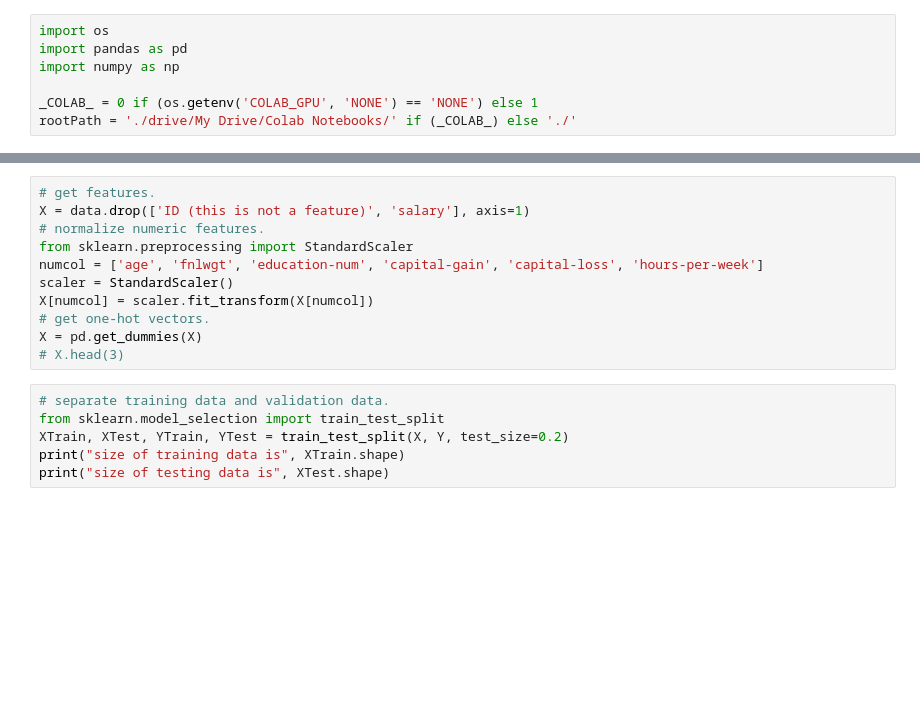
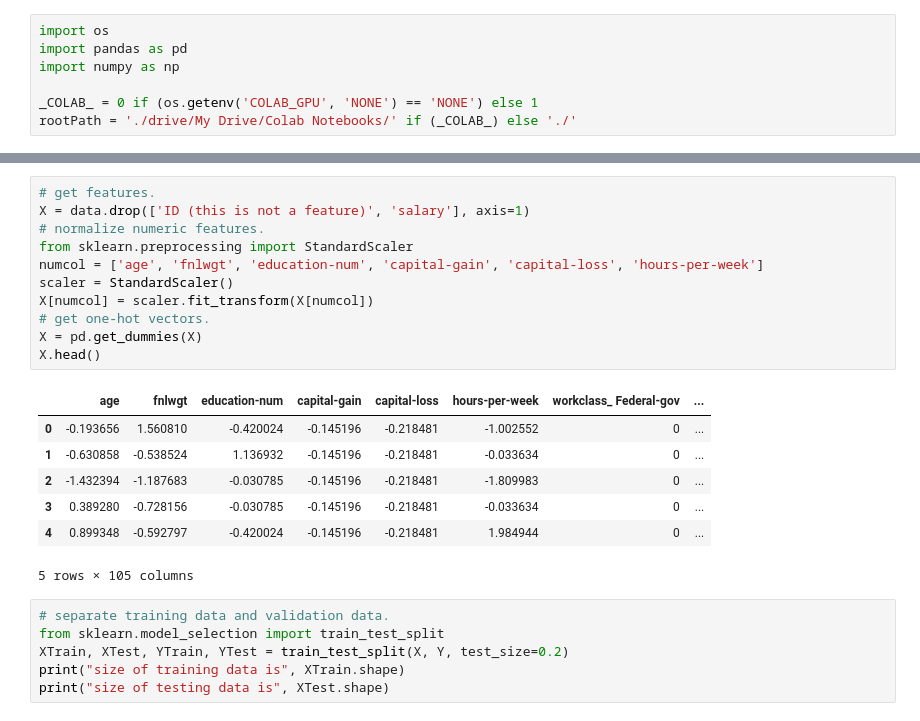
Before and after one commit to shuwang127/MLClassifiers, a Jupyter notebook: Classifers.ipynb, the cells around one changed output, grey strips where cells are left out. Saved outputs shown, nothing was run; the diff lists cells and outputs as text; blank space fills up the shorter version.

```diff
--- a/Classifers.ipynb
+++ b/Classifers.ipynb
@@ -24,14 +37,22 @@ Y = data['salary'].replace([' <=50K' , ' >50K'] , [0, 1])
 # %%
 # get features.
 X = data.drop(['ID (this is not a feature)', 'salary'], axis=1)
 # normalize numeric features.
 from sklearn.preprocessing import StandardScaler
 numcol = ['age', 'fnlwgt', 'education-num', 'capital-gain', 'capital-loss', 'hours-per-week']
 scaler = StandardScaler()
 X[numcol] = scaler.fit_transform(X[numcol])
 # get one-hot vectors.
 X = pd.get_dummies(X)
-# X.head(3)
+X.head()
+# %% [output]
+|  | age | fnlwgt | education-num | capital-gain | capital-loss | hours-per-week | workclass_ Federal-gov | ... |
+| 0 | -0.193656 | 1.560810 | -0.420024 | -0.145196 | -0.218481 | -1.002552 | 0 | ... |
+| 1 | -0.630858 | -0.538524 | 1.136932 | -0.145196 | -0.218481 | -0.033634 | 0 | ... |
+| 2 | -1.432394 | -1.187683 | -0.030785 | -0.145196 | -0.218481 | -1.809983 | 0 | ... |
+| 3 | 0.389280 | -0.728156 | -0.030785 | -0.145196 | -0.218481 | -0.033634 | 0 | ... |
+| 4 | 0.899348 | -0.592797 | -0.420024 | -0.145196 | -0.218481 | 1.984944 | 0 | ... |
+5 rows × 105 columns
 # %%
 # separate training data and validation data.
 from sklearn.model_selection import train_test_split
```
Also changed, not shown: parts of 12 cells of this notebook.
